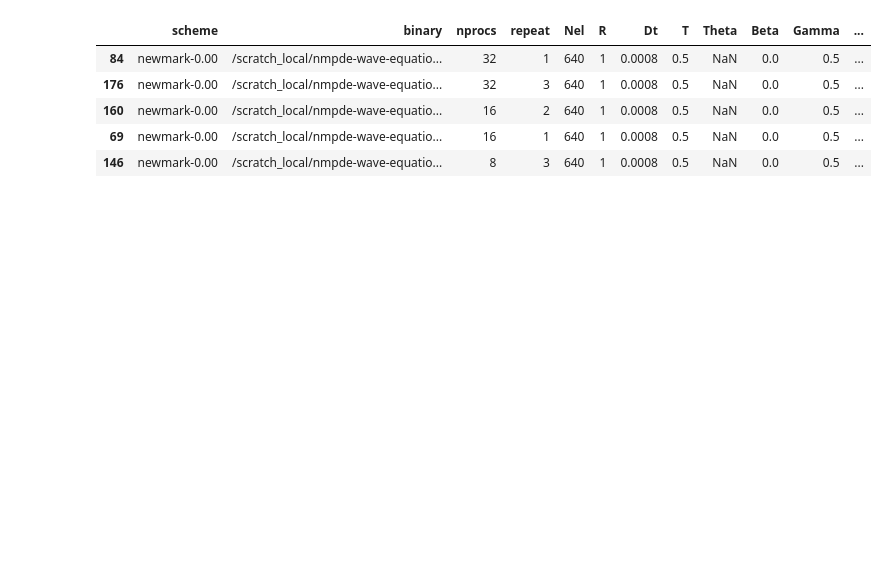
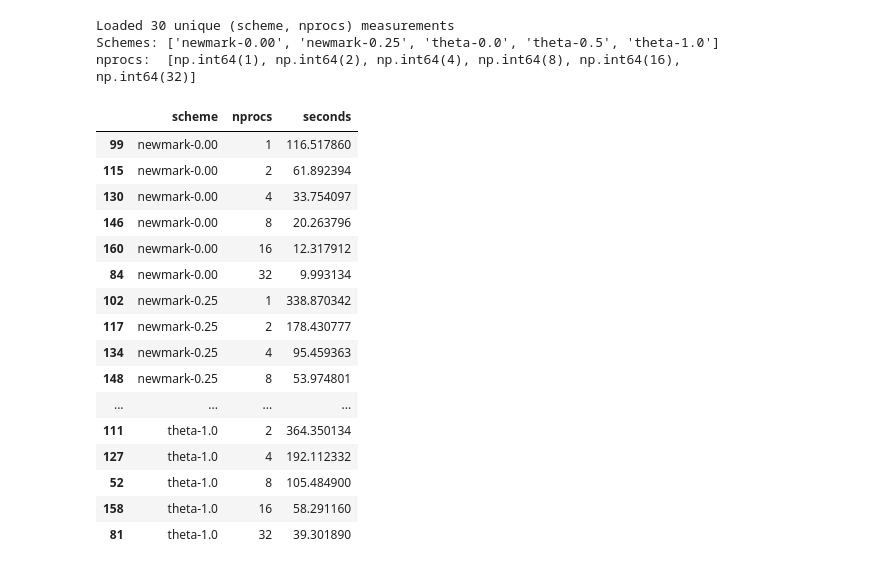
Before and after one commit to AlessandroGhiotto/nmpde-wave-equation, a Jupyter notebook: analysis/scalability-analisys.ipynb, the cells around one changed output. Drawn from its saved outputs; the diff is of its cells as text; code cells hidden in the pictures; blank space fills up the shorter version.

```diff
--- a/analysis/scalability-analisys.ipynb
+++ b/analysis/scalability-analisys.ipynb
@@ -18,32 +97,46 @@ from pathlib import Path
 
 sns.set_theme(style="whitegrid")
 # %%
+# ------------------------------------------------------------------
+# Load & clean data (merged CSV from two cluster nodes, 3 repeats each)
+# ------------------------------------------------------------------
 csv_path = Path('scalability-results-all.csv')
 df = pd.read_csv(csv_path)
 
-# Basic cleanup / typing
-df = df.copy()
-df['nprocs'] = pd.to_numeric(df['nprocs'], errors='coerce')
-df['Nel'] = pd.to_numeric(df['Nel'], errors='coerce')
-df['R'] = pd.to_numeric(df['R'], errors='coerce')
-df['Dt'] = pd.to_numeric(df['Dt'], errors='coerce')
-df['T'] = pd.to_numeric(df['T'], errors='coerce')
-df['seconds'] = pd.to_numeric(df['seconds'], errors='coerce')
-df['returncode'] = pd.to_numeric(df['returncode'], errors='coerce')
+numeric_cols = ['nprocs', 'Nel', 'R', 'Dt', 'T', 'seconds', 'returncode']
+for col in numeric_cols:
+    df[col] = pd.to_numeric(df[col], errors='coerce')
 
-# Keep only successful runs with valid timing
+# Keep only successful runs
 df = df[(df['returncode'] == 0) & df['seconds'].notna() & (df['seconds'] > 0)].copy()
 
-# If duplicates exist, keep the minimum time (best run) for the same setting
-dedup_keys = ['scheme', 'binary', 'nprocs', 'Nel', 'R', 'Dt', 'T', 'Theta', 'Beta', 'Gamma']
+# Best (minimum) time per (scheme, nprocs) across all repeats and both nodes
+dedup_keys = ['scheme', 'nprocs', 'Nel', 'R', 'Dt', 'T', 'Theta', 'Beta', 'Gamma']
 df = df.sort_values('seconds').drop_duplicates(subset=dedup_keys, keep='first')
 
-df.head()
+print(f"Loaded {len(df)} unique (scheme, nprocs) measurements")
+print(f"Schemes: {sorted(df['scheme'].unique())}")
+print(f"nprocs:  {sorted(df['nprocs'].unique())}")
+df[['scheme','nprocs','seconds']].sort_values(['scheme','nprocs'])
 # %% [output]
+Loaded 30 unique (scheme, nprocs) measurements
+Schemes: ['newmark-0.00', 'newmark-0.25', 'theta-0.0', 'theta-0.5', 'theta-1.0']
+nprocs:  [np.int64(1), np.int64(2), np.int64(4), np.int64(8), np.int64(16), np.int64(32)]
-|  | scheme | binary | nprocs | repeat | Nel | R | Dt | T | Theta | Beta | Gamma | ... |
-| 84 | newmark-0.00 | /scratch_local/nmpde-wave-equatio... | 32 | 1 | 640 | 1 | 0.0008 | 0.5 | NaN | 0.0 | 0.5 | ... |
-| 176 | newmark-0.00 | /scratch_local/nmpde-wave-equatio... | 32 | 3 | 640 | 1 | 0.0008 | 0.5 | NaN | 0.0 | 0.5 | ... |
-| 160 | newmark-0.00 | /scratch_local/nmpde-wave-equatio... | 16 | 2 | 640 | 1 | 0.0008 | 0.5 | NaN | 0.0 | 0.5 | ... |
-| 69 | newmark-0.00 | /scratch_local/nmpde-wave-equatio... | 16 | 1 | 640 | 1 | 0.0008 | 0.5 | NaN | 0.0 | 0.5 | ... |
-| 146 | newmark-0.00 | /scratch_local/nmpde-wave-equatio... | 8 | 3 | 640 | 1 | 0.0008 | 0.5 | NaN | 0.0 | 0.5 | ... |
+|  | scheme | nprocs | seconds |
+| 99 | newmark-0.00 | 1 | 116.517860 |
+| 115 | newmark-0.00 | 2 | 61.892394 |
+| 130 | newmark-0.00 | 4 | 33.754097 |
+| 146 | newmark-0.00 | 8 | 20.263796 |
+| 160 | newmark-0.00 | 16 | 12.317912 |
+| 84 | newmark-0.00 | 32 | 9.993134 |
+| 102 | newmark-0.25 | 1 | 338.870342 |
+| 117 | newmark-0.25 | 2 | 178.430777 |
+| 134 | newmark-0.25 | 4 | 95.459363 |
+| 148 | newmark-0.25 | 8 | 53.974801 |
+| ... | ... | ... | ... |
+| 111 | theta-1.0 | 2 | 364.350134 |
+| 127 | theta-1.0 | 4 | 192.112332 |
+| 52 | theta-1.0 | 8 | 105.484900 |
+| 158 | theta-1.0 | 16 | 58.291160 |
+| 81 | theta-1.0 | 32 | 39.301890 |
 # %%
```
Also changed, not shown: parts of 10 cells of this notebook.
